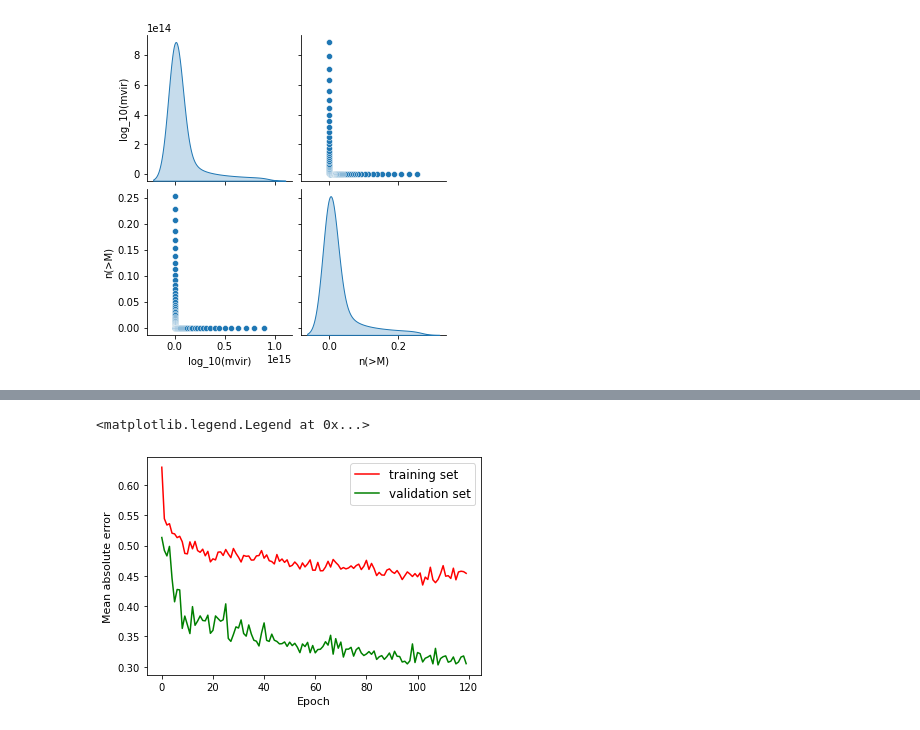
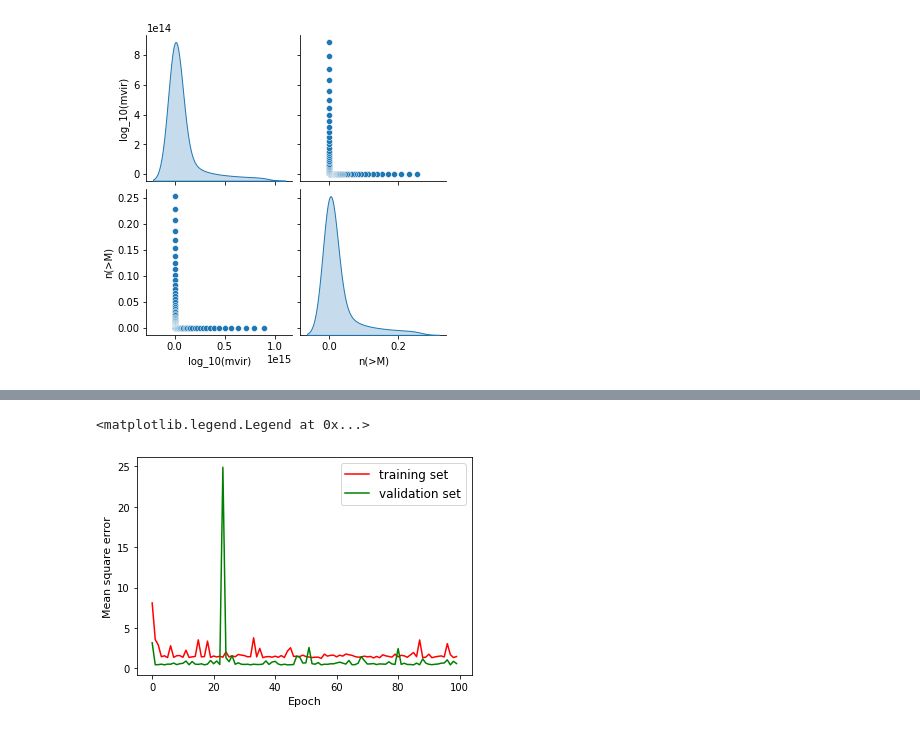
Before and after one commit to igomezv/ANN_Nbody, a Jupyter notebook: HMF_NEW_NN.ipynb, the cells around one changed output, grey strips where cells are left out. Drawn from its saved outputs; the diff is of its cells as text; code cells hidden in the pictures.

```diff
--- a/HMF_NEW_NN.ipynb
+++ b/HMF_NEW_NN.ipynb
@@ -131,17 +123,18 @@ callbacks = [tf.keras.callbacks.EarlyStopping(monitor='val_loss', mode='min',
 # %%
 def ann_model(ninput=1, n_nodes1=100, n_nodes2=100, n_nodes3=100, dropout=0.5):
     model = models.Sequential()
-    model.add(layers.Dense(n_nodes1,activation='relu',input_shape=(ninput,)))
-    model.add(layers.Dropout(dropout))
-    model.add(layers.Dense(n_nodes2,activation='relu'))
-    model.add(layers.Dropout(dropout))
-    model.add(layers.Dense(n_nodes3,activation='relu'))
-    model.add(layers.Dropout(dropout))
+    model.add(layers.Dense(n_nodes1,activation='selu',input_shape=(ninput,)))
+#     model.add(layers.Dropout(dropout))
+    model.add(layers.Dense(n_nodes2,activation='selu'))
+#     model.add(layers.Dropout(dropout))
+    model.add(layers.Dense(n_nodes3,activation='selu'))
+#     model.add(layers.Dense(n_nodes3,activation='relu'))
+#     model.add(layers.Dense(n_nodes3,activation='relu'))
+#     model.add(layers.Dropout(dropout))
     model.add(layers.Dense(1, activation='linear'))
 
-    model.compile(optimizer=optimizers.Adam(lr=1e-3),#RMSprop(lr=0.001),
-                        loss='mae',
-                        metrics=['mae', 'mse'])
+    model.compile(optimizer=optimizers.RMSprop(lr=1e-2),#.Adam(lr=1e-4),
+                  loss='mse')
 
 
 #     test1_model.summary()
@@ -158,3 +142,8 @@ n_nodes3 = 150
+# %%
+dropout = 0.01
+n_nodes1 = 100
+n_nodes2 = 100
+n_nodes3 = 200
 # %%
 neural_model = ann_model(n_nodes1=n_nodes1, n_nodes2=n_nodes2, n_nodes3=n_nodes3,
                         dropout=dropout)
@@ -168,9 +157,9 @@ lrdecay = tf.keras.callbacks.ReduceLROnPlateau(monitor='val_loss',
 callbacks = [estop, lrdecay]
 
 neural_model_history = neural_model.fit(X_train,
-                                      y_train,
-                                      epochs=120,
-                                      batch_size=5,
-                                      validation_data=(X_val,y_val),
-                                      verbose=1)#, #callbacks=callbacks)
+                                        y_train,
+                                        epochs=100,
+                                        batch_size=1,
+                                        validation_data=(X_val,y_val),
+                                        verbose=1)#, #callbacks=callbacks)
 # %% [output]
@@ -202,11 +183,11 @@ Epoch 120/120
 # %%
-plt.plot(neural_model_history.history['mae'], color='r', )
-plt.plot(neural_model_history.history['val_mae'], color='g')
+plt.plot(neural_model_history.history['loss'], color='r', )
+plt.plot(neural_model_history.history['val_loss'], color='g')
 
 
-plt.ylabel('Mean absolute error', fontsize=11)
+plt.ylabel('Mean square error', fontsize=11)
 plt.xlabel('Epoch', fontsize=11)
 plt.legend(['training set', 'validation set'], loc='upper right', fontsize=12)
 # %% [output]
 <matplotlib.legend.Legend at 0x...>
-[figure, old version]
+[figure, new version]
```
Also changed, not shown: parts of 21 cells of this notebook.
